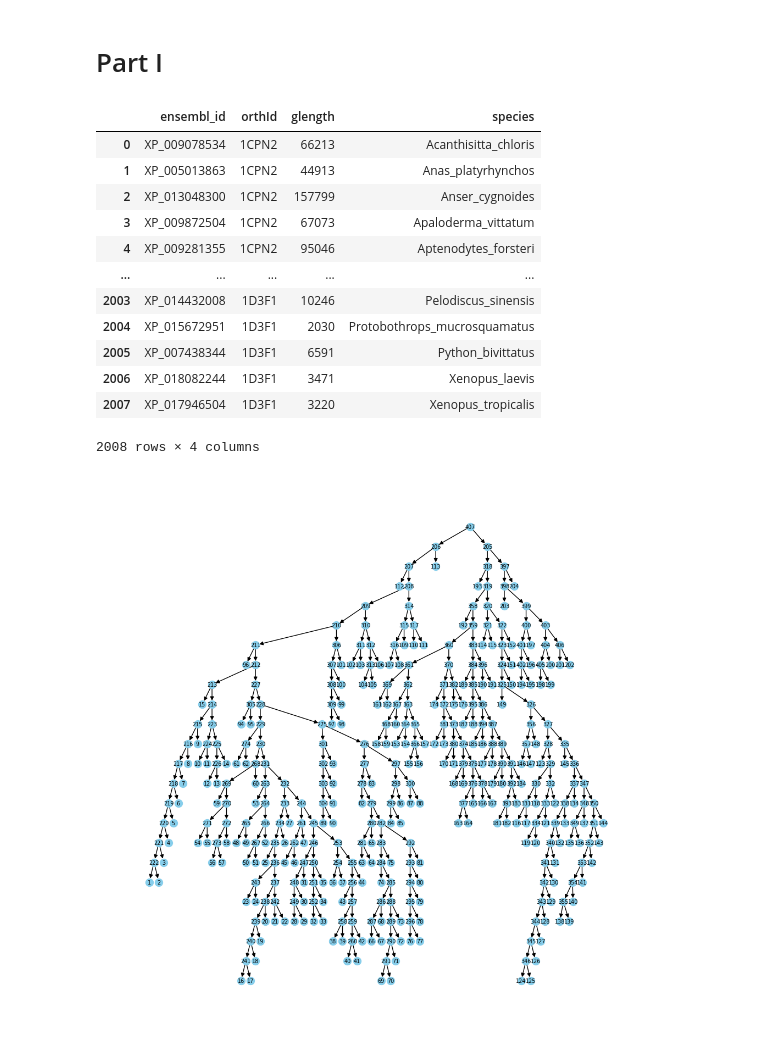
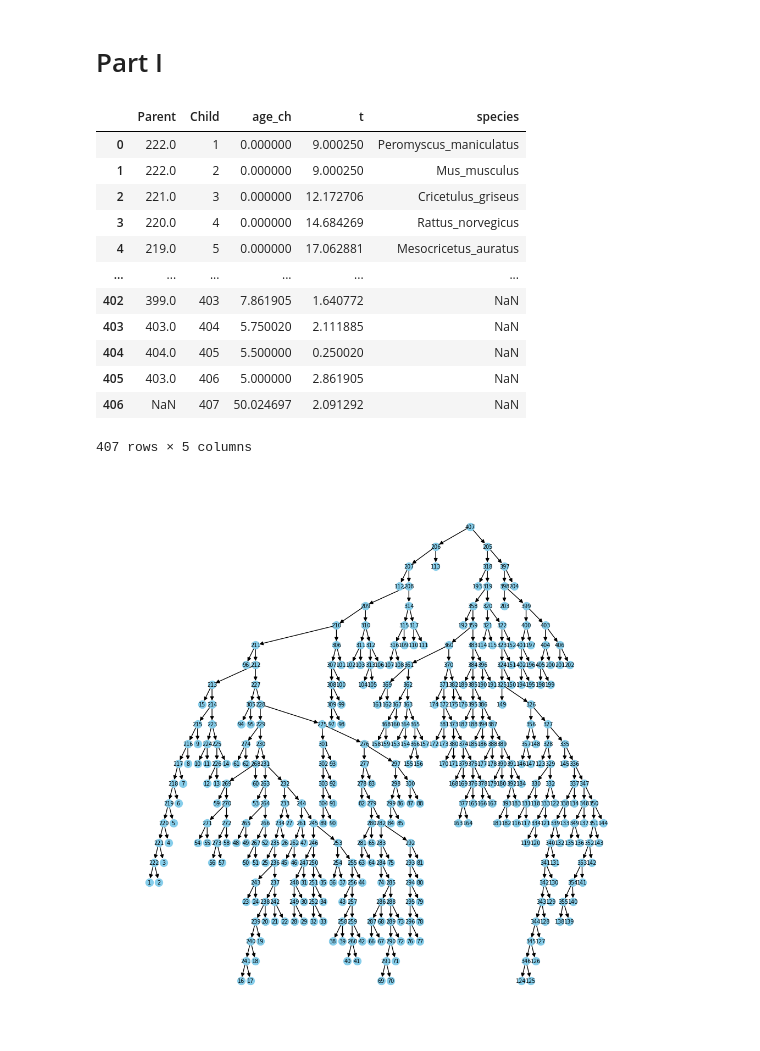
Before and after one commit to nygaardlarsen/ModCompExam, a Jupyter notebook: part1.ipynb, the cells around one changed output. Cells and saved outputs as stored; diff of their text form; code cells hidden in the pictures.

```diff
--- a/part1.ipynb
+++ b/part1.ipynb
@@ -11,20 +11,27 @@ from sklearn.linear_model import LinearRegression
 # %%
 # Import the data
 tree = pd.read_csv('tree.csv')
+tree
+
+tree['t'] = tree['t'].replace(to_replace=0, value=0.0001)
+
+
+
+
 vert_genes = pd.read_csv('vert_genes.csv')
-vert_genes
+tree
 # %% [output]
-|  | ensembl_id | orthId | glength | species |
-| 0 | XP_009078534 | 1CPN2 | 66213 | Acanthisitta_chloris |
-| 1 | XP_005013863 | 1CPN2 | 44913 | Anas_platyrhynchos |
-| 2 | XP_013048300 | 1CPN2 | 157799 | Anser_cygnoides |
-| 3 | XP_009872504 | 1CPN2 | 67073 | Apaloderma_vittatum |
-| 4 | XP_009281355 | 1CPN2 | 95046 | Aptenodytes_forsteri |
-| ... | ... | ... | ... | ... |
-| 2003 | XP_014432008 | 1D3F1 | 10246 | Pelodiscus_sinensis |
-| 2004 | XP_015672951 | 1D3F1 | 2030 | Protobothrops_mucrosquamatus |
-| 2005 | XP_007438344 | 1D3F1 | 6591 | Python_bivittatus |
-| 2006 | XP_018082244 | 1D3F1 | 3471 | Xenopus_laevis |
-| 2007 | XP_017946504 | 1D3F1 | 3220 | Xenopus_tropicalis |
+|  | Parent | Child | age_ch | t | species |
+| 0 | 222.0 | 1 | 0.000000 | 9.000250 | Peromyscus_maniculatus |
+| 1 | 222.0 | 2 | 0.000000 | 9.000250 | Mus_musculus |
+| 2 | 221.0 | 3 | 0.000000 | 12.172706 | Cricetulus_griseus |
+| 3 | 220.0 | 4 | 0.000000 | 14.684269 | Rattus_norvegicus |
+| 4 | 219.0 | 5 | 0.000000 | 17.062881 | Mesocricetus_auratus |
+| ... | ... | ... | ... | ... | ... |
+| 402 | 399.0 | 403 | 7.861905 | 1.640772 | NaN |
+| 403 | 403.0 | 404 | 5.750020 | 2.111885 | NaN |
+| 404 | 404.0 | 405 | 5.500000 | 0.250020 | NaN |
+| 405 | 403.0 | 406 | 5.000000 | 2.861905 | NaN |
+| 406 | NaN | 407 | 50.024697 | 2.091292 | NaN |
-2008 rows × 4 columns
+407 rows × 5 columns
 # %%
```
Also changed, not shown: parts of 13 cells of this notebook.
